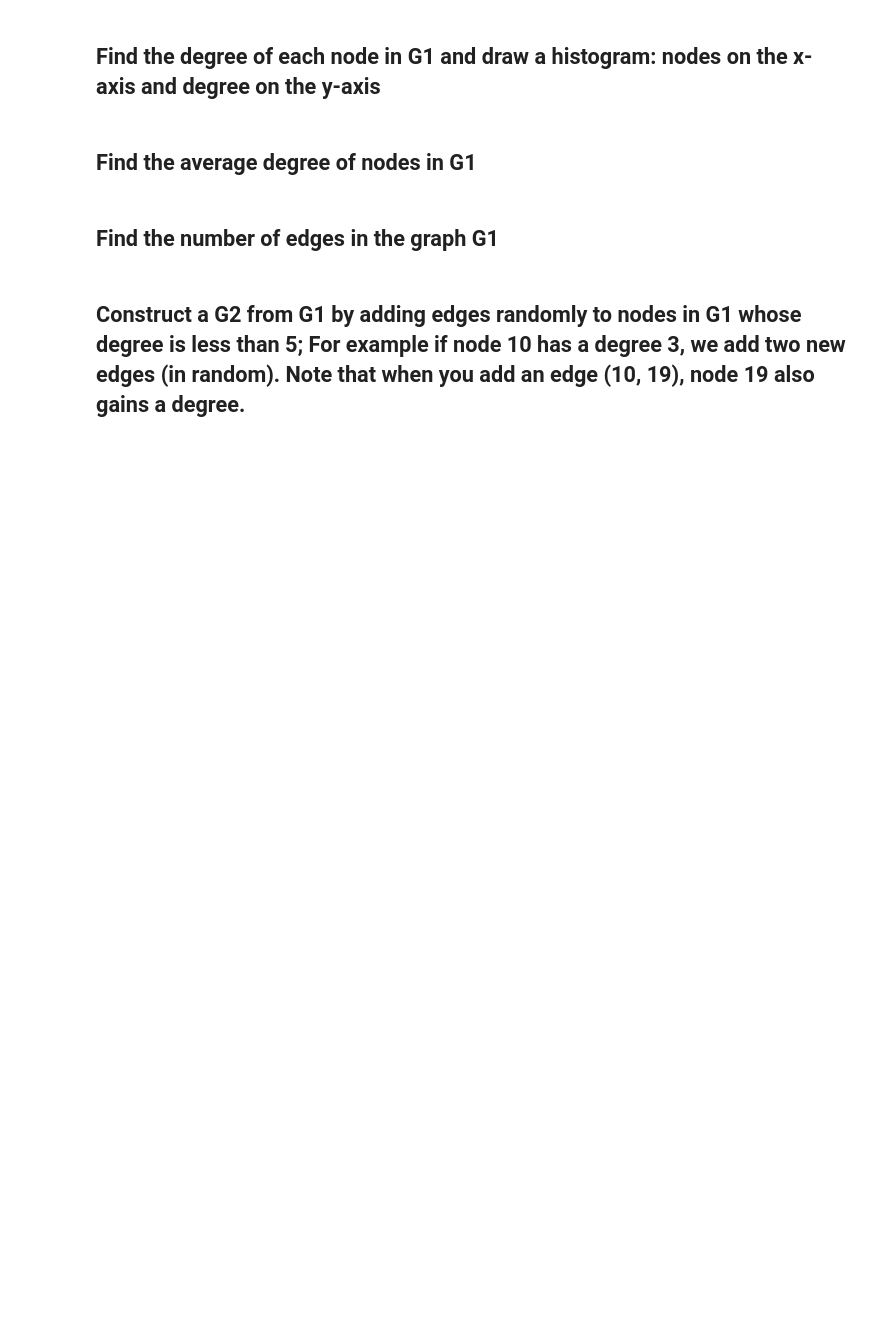
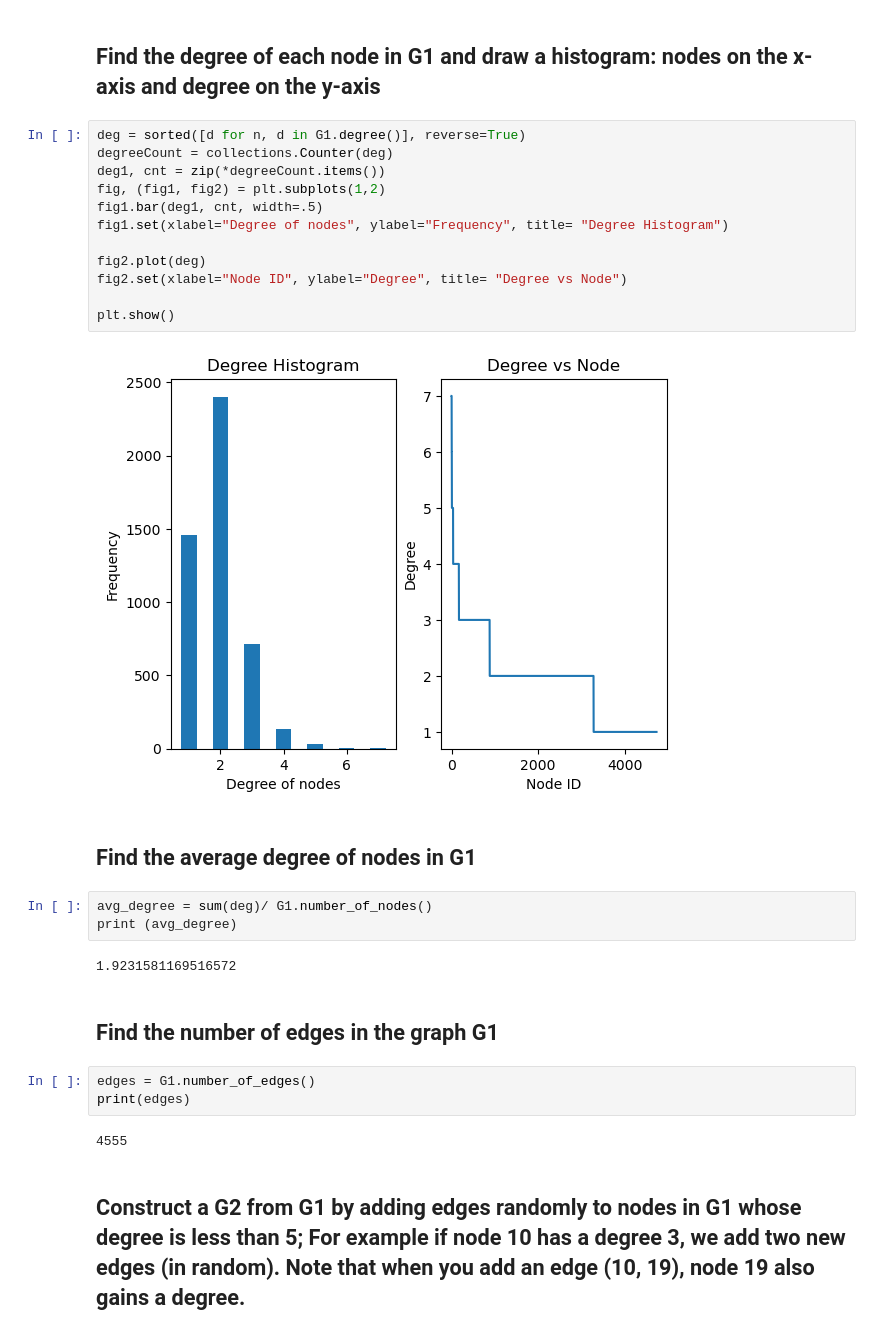
Before and after one commit to ikshovon/CS5483-Network-Science, a Jupyter notebook: Project-1-Fall-2022.ipynb, the cells around one changed output. Cells and saved outputs as stored; diff of their text form; blank space fills up the shorter version.

```diff
--- a/Project-1-Fall-2022.ipynb
+++ b/Project-1-Fall-2022.ipynb
@@ -37,8 +41,32 @@ KeyboardInterrupt:
 # %% [markdown]
 ## Find the degree of each node in G1 and draw a histogram: nodes on the x-axis and degree on the y-axis
+# %%
+deg = sorted([d for n, d in G1.degree()], reverse=True)
+degreeCount = collections.Counter(deg)
+deg1, cnt = zip(*degreeCount.items())
+fig, (fig1, fig2) = plt.subplots(1,2)
+fig1.bar(deg1, cnt, width=.5)
+fig1.set(xlabel="Degree of nodes", ylabel="Frequency", title= "Degree Histogram")
+
+fig2.plot(deg)
+fig2.set(xlabel="Node ID", ylabel="Degree", title= "Degree vs Node")
+
+plt.show()
+# %% [output]
+[figure, added]
 # %% [markdown]
 ## Find the average degree of nodes in G1
+# %%
+avg_degree = sum(deg)/ G1.number_of_nodes()
+print (avg_degree)
+# %% [output]
+1.9231581169516572
 # %% [markdown]
 ## Find the number of edges in the graph G1
+# %%
+edges = G1.number_of_edges()
+print(edges)
+# %% [output]
+4555
 # %% [markdown]
 ## Construct a G2 from G1 by adding edges randomly to nodes in G1 whose degree is less than 5; For example if node 10 has a degree 3, we add two new edges (in random). Note that when you add an edge (10, 19), node 19 also gains a degree.
```
Also changed, not shown: parts of 4 cells of this notebook, 1 other file.
